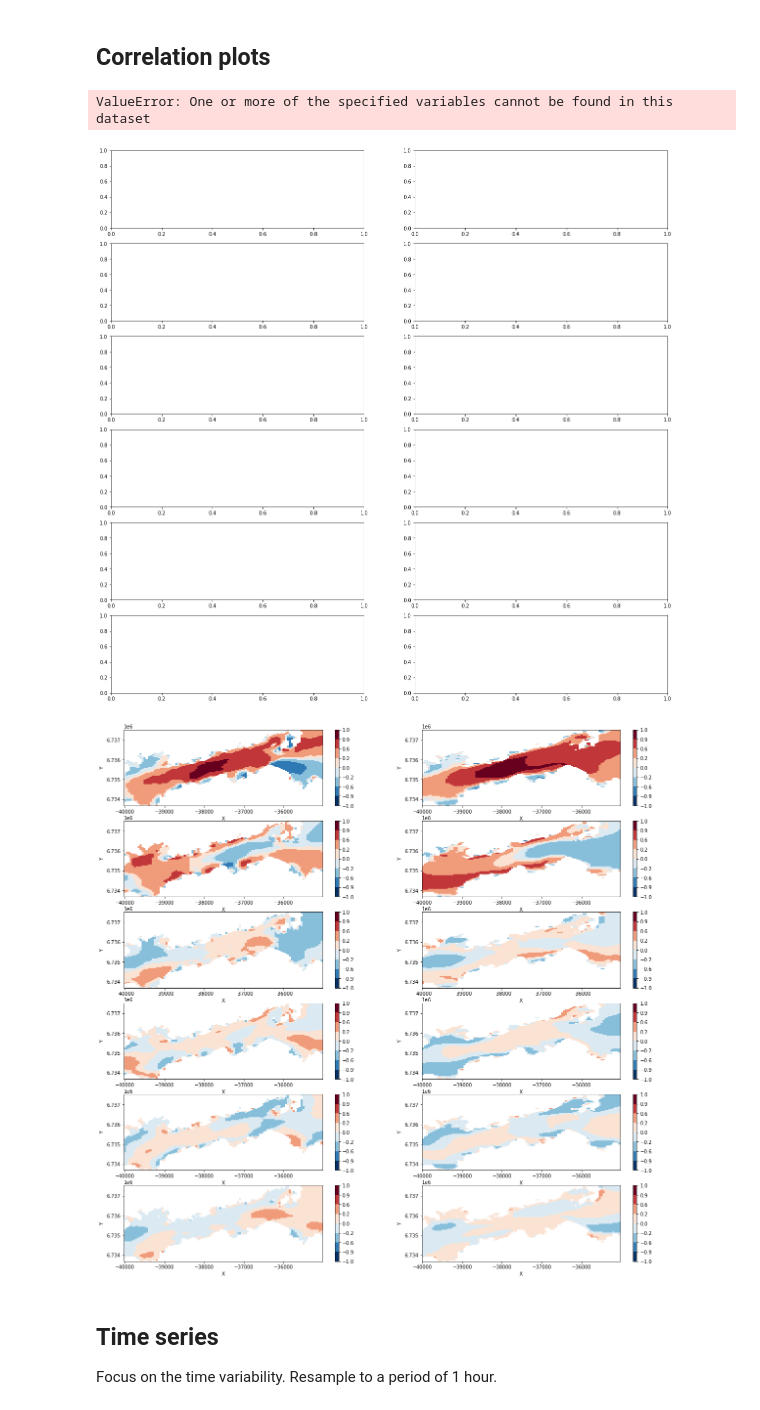
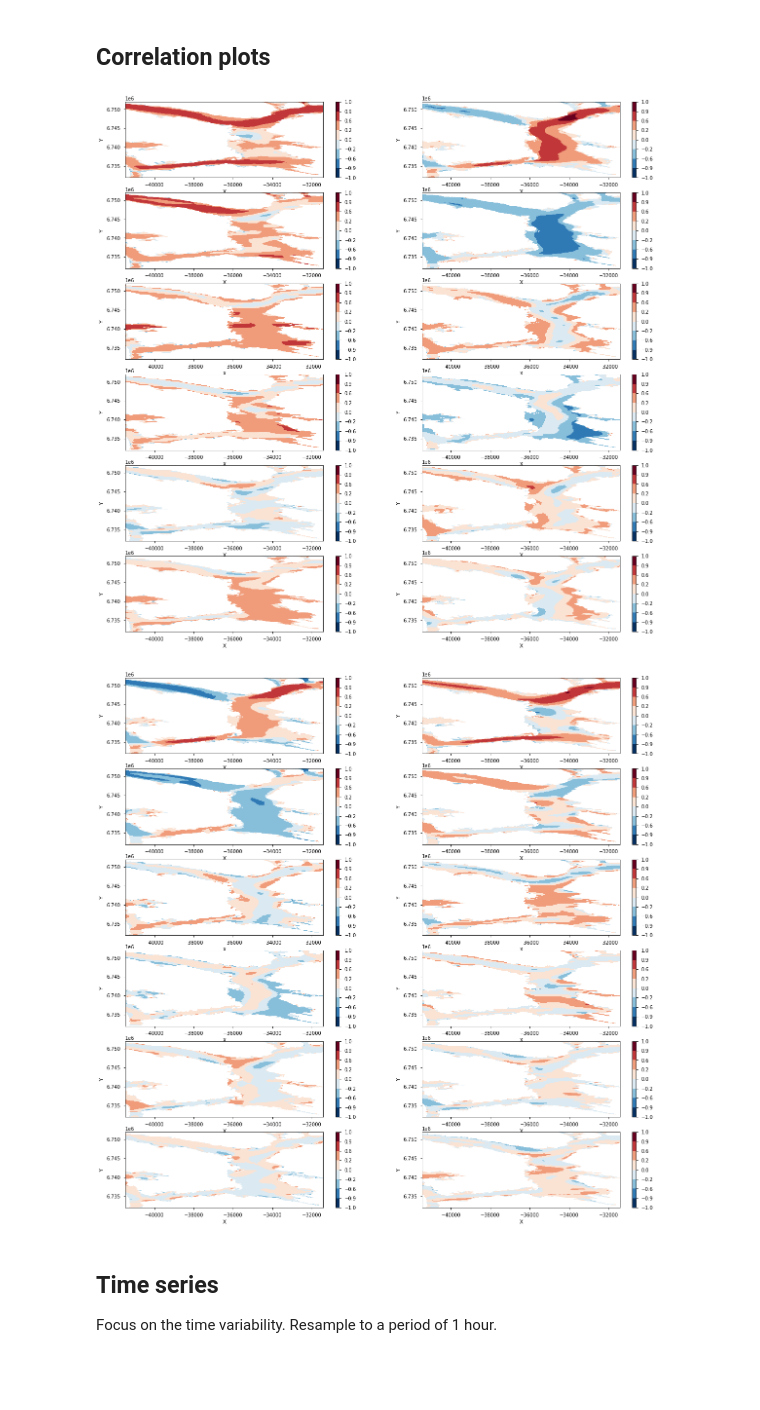
Before and after one commit to galendal/FACTS, a Jupyter notebook: MCA.ipynb, the cells around one changed output. Drawn from its saved outputs; the diff is of its cells as text; code cells hidden in the pictures; blank space fills up the shorter version.

```diff
--- a/MCA.ipynb
+++ b/MCA.ipynb
@@ -161,7 +293,7 @@ B=v.data@Vt.T
 # %% [markdown]
 Put all into a xarray
 # %%
-res=xr.Dataset(coords=u.coords)
+res=xr.Dataset(coords=P.coords)
 
 res['U']=(('z','mode'),U)
 res['V']=(('z','mode'),Vt.T)
@@ -205,16 +342,16 @@ Keeping 20 modes. Calculate reconstructed fields and put the original fields int
 res=res.isel(mode=slice(0,20))
 res['usvd']=(('time','z'),res.A.data@res.U.data.T)
 res['vsvd']=(('time','z'),res.B.data@res.V.data.T)
-res['u']=u
-res['v']=v
+res['u']=P
+res['v']=S
 res=res.drop('depth')
 # %% [markdown]
 Can look at the results.
 # %%
-mode=0
+mode=4
 fig, axes = plt.subplots(nrows=1, ncols=2, figsize=(15,5))
 
-res.U.isel(mode=0).unstack('z').plot(ax=axes[0])
-res.V.isel(mode=0).unstack('z').plot(ax=axes[1])
+res.U.isel(mode=mode).unstack('z').plot(ax=axes[0])
+res.V.isel(mode=mode).unstack('z').plot(ax=axes[1])
 # %% [output]
 <matplotlib.collections.QuadMesh at 0x...>
@@ -257,24 +394,23 @@ tmp=res.isel(mode=0)
 fig,axes=plt.subplots(ncols=2,nrows=nmodes,figsize=(20,20))
 levels=[-1,-0.9,-0.6,-0.2,0,0.2,0.6,0.9,1]
 for mode in modes:
-    tmp=res.isel(mode=mode).drop('depth')
+    tmp=res.isel(mode=mode)
     xr.corr(tmp.A,tmp.u,dim='time').unstack('z').plot(ax=axes[mode,0],levels=levels)
     xr.corr(tmp.B,tmp.v,dim='time').unstack('z').plot(ax=axes[mode,1],levels=levels)
 # %% [output]
-ValueError: One or more of the specified variables cannot be found in this dataset
-[figure, old version]
+[figure, new version]
 # %%
 nmodes=6
 modes=np.arange(0,nmodes)
-tmp=res.isel(mode=0).drop('depth')
+tmp=res.isel(mode=0)
 fig,axes=plt.subplots(ncols=2,nrows=nmodes,figsize=(20,20))
 levels=[-1,-0.9,-0.6,-0.2,0,0.2,0.6,0.9,1]
 for mode in modes:
-    tmp=res.isel(mode=mode).drop('depth')
+    tmp=res.isel(mode=mode)
     xr.corr(tmp.A,tmp.v,dim='time').unstack('z').plot(ax=axes[mode,0],levels=levels)
     xr.corr(tmp.B,tmp.u,dim='time').unstack('z').plot(ax=axes[mode,1],levels=levels)
 # %% [output]
-[figure, old version]
+[figure, new version]
 # %% [markdown]
 ## Time series
 Focus on the time variability. Resample to a period of 1 hour.
```
Also changed, not shown: parts of 89 cells of this notebook, 1 other file.
